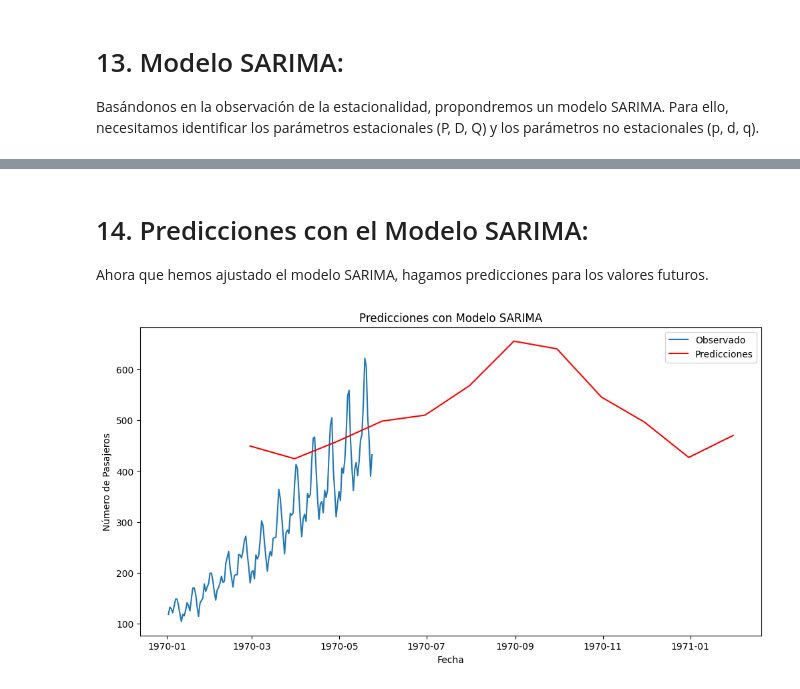
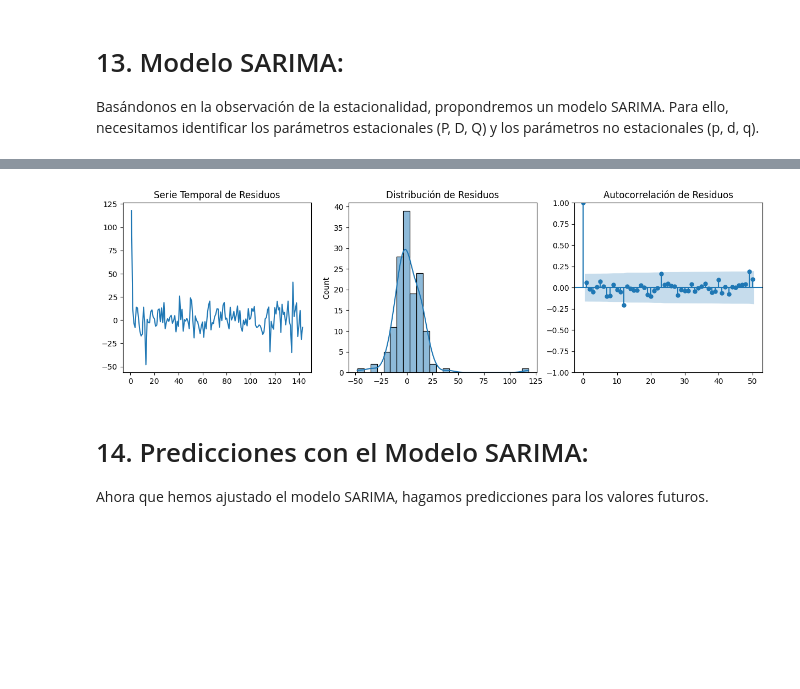
Before and after one commit to JosueBVN/Implementacion-JBVN-A01751694, a Jupyter notebook: A01751694_PDM_Implemen.ipynb, the cells around one changed output, grey strips where cells are left out. Drawn from its saved outputs; the diff is of its cells as text; code cells hidden in the pictures; blank space fills up the shorter version.

```diff
--- a/A01751694_PDM_Implemen.ipynb
+++ b/A01751694_PDM_Implemen.ipynb
@@ -184,8 +256,8 @@ Basándonos en la observación de la estacionalidad, propondremos un modelo SARI
 from statsmodels.tsa.statespace.sarimax import SARIMAX
 
 # Parámetros estacionales y no estacionales
-order = (1, 1, 1)  # Parámetros no estacionales (p, d, q) basados en el análisis anterior
-seasonal_order = (1, 1, 1, 12)  # Parámetros estacionales (P, D, Q, S) basados en la descomposición estacional
+order = (2,1,1)  # Parámetros no estacionales (p, d, q) basados en el análisis anterior
+seasonal_order = (0,1,0,12)  # Parámetros estacionales (P, D, Q, S) basados en la descomposición estacional
 
 # Ajustar el modelo SARIMA
 sarima_model = SARIMAX(df['Passengers'], order=order, seasonal_order=seasonal_order)
@@ -211,26 +283,23 @@ Covariance Type:                              opg
 
 Warnings:
 [1] Covariance matrix calculated using the outer product of gradients (complex-step).
+# %%
+# Análisis de residuos para el modelo SARIMA
+residuals = sarima_results.resid
+fig, ax = plt.subplots(1, 3, figsize=(15, 4))
+# Serie temporal de residuos
+residuals.plot(ax=ax[0])
+ax[0].set_title('Serie Temporal de Residuos')
+# Histograma y gráfico de densidad
+sns.histplot(residuals, ax=ax[1], kde=True)
+ax[1].set_title('Distribución de Residuos')
+# Autocorrelación de residuos
+plot_acf(residuals, lags=50, ax=ax[2])
+ax[2].set_title('Autocorrelación de Residuos')
+plt.show()
+# %% [output]
+[figure, added]
 # %% [markdown]
 # 14. Predicciones con el Modelo SARIMA:
 
 Ahora que hemos ajustado el modelo SARIMA, hagamos predicciones para los valores futuros.
-# %%
-# Número de pasos futuros a predecir
-steps = 12  # Puedes ajustar este valor según la cantidad de pasos futuros que desees predecir
-
-# Predicciones
-forecast = sarima_results.get_forecast(steps=steps)
-forecast_index = pd.date_range(start=df.index[-1], periods=steps+1, freq='M')[1:]  # Índice para las predicciones
-
-# Visualización de las predicciones
-plt.figure(figsize=(12, 6))
-plt.plot(df['Passengers'], label='Observado')
-plt.plot(forecast_index, forecast.predicted_mean, color='red', label='Predicciones')
-plt.title('Predicciones con Modelo SARIMA')
-plt.xlabel('Fecha')
-plt.ylabel('Número de Pasajeros')
-plt.legend()
-plt.show()
-# %% [output]
-[figure, removed]
```
Also changed, not shown: parts of 17 cells of this notebook.
